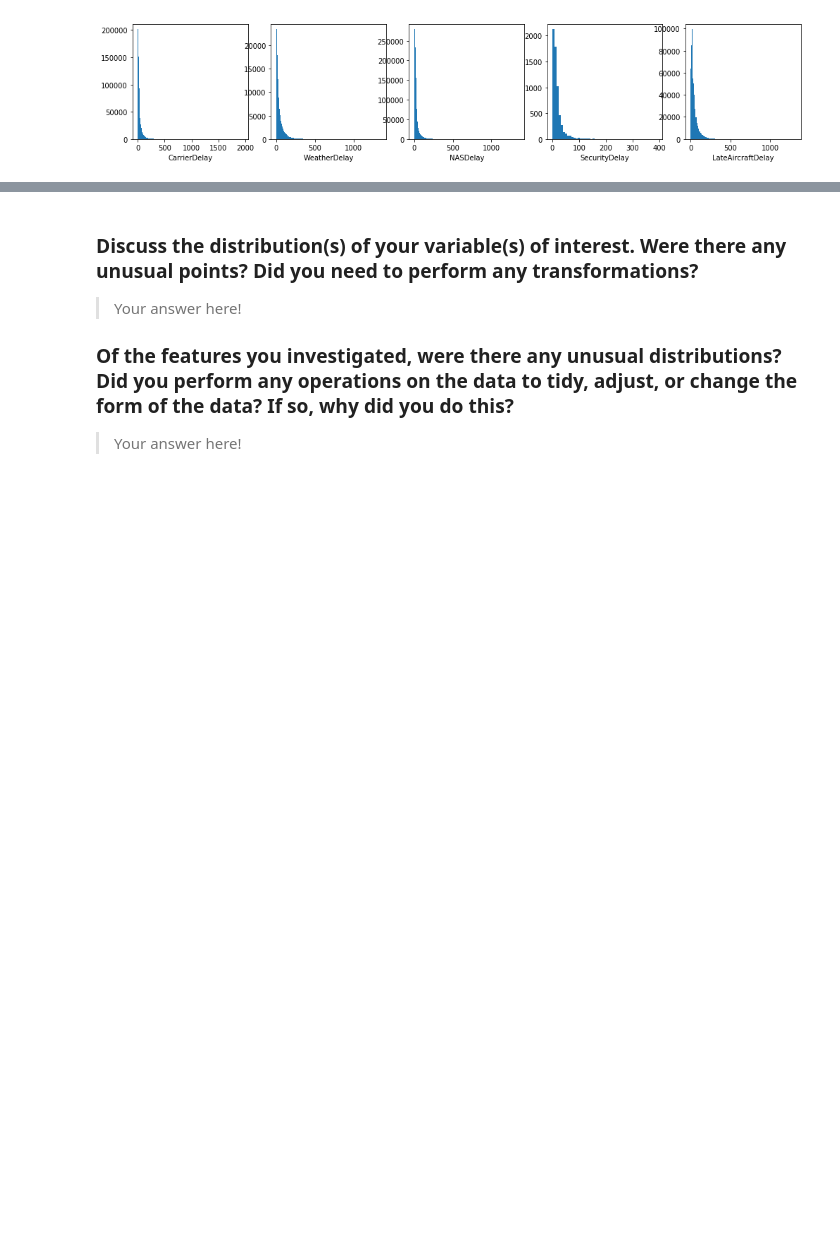
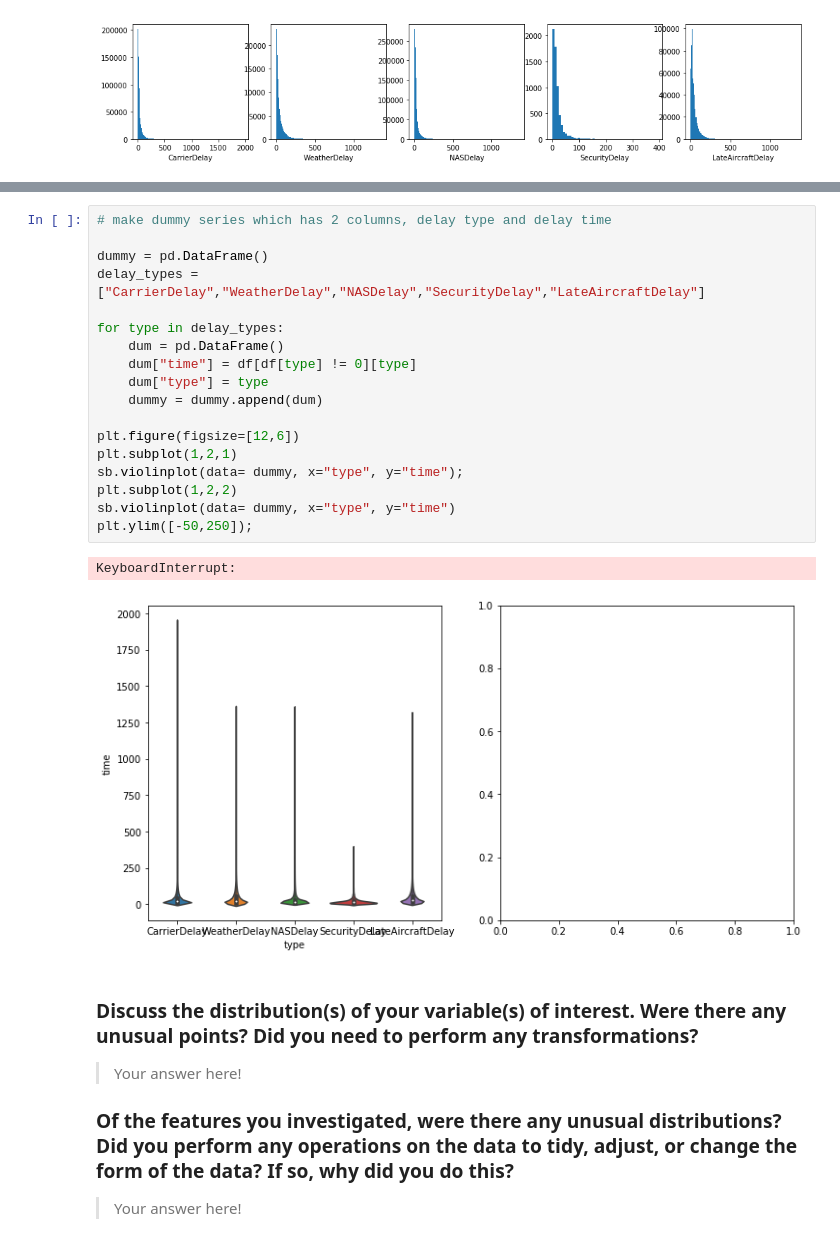
Before and after one commit to kudojp/FlightsDataAnalysis, a Jupyter notebook: exploration_template.ipynb, the cells around one changed output, grey strips where cells are left out. Saved outputs shown, nothing was run; the diff lists cells and outputs as text; blank space fills up the shorter version.

```diff
--- a/exploration_template.ipynb
+++ b/exploration_template.ipynb
@@ -468,3 +432,24 @@ df[df.LateAircraftDelay > 1200]
+# %%
+# make dummy series which has 2 columns, delay type and delay time
+
+dummy = pd.DataFrame()
+delay_types = ["CarrierDelay","WeatherDelay","NASDelay","SecurityDelay","LateAircraftDelay"]
+
+for type in delay_types:
+    dum = pd.DataFrame()
+    dum["time"] = df[df[type] != 0][type]
+    dum["type"] = type
+    dummy = dummy.append(dum)
+
+plt.figure(figsize=[12,6])
+plt.subplot(1,2,1)
+sb.violinplot(data= dummy, x="type", y="time");
+plt.subplot(1,2,2)
+sb.violinplot(data= dummy, x="type", y="time")
+plt.ylim([-50,250]);
+# %% [output]
+KeyboardInterrupt:
+[figure, added]
 # %% [markdown]
 ### Discuss the distribution(s) of your variable(s) of interest. Were there any unusual points? Did you need to perform any transformations?
 
```
Also changed, not shown: parts of 23 cells of this notebook.
